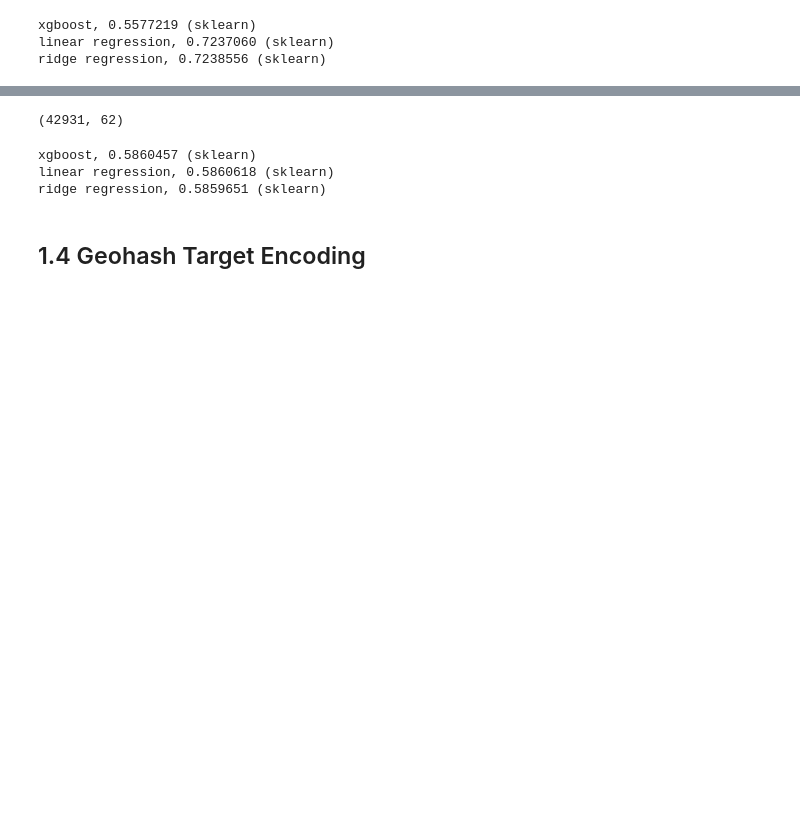
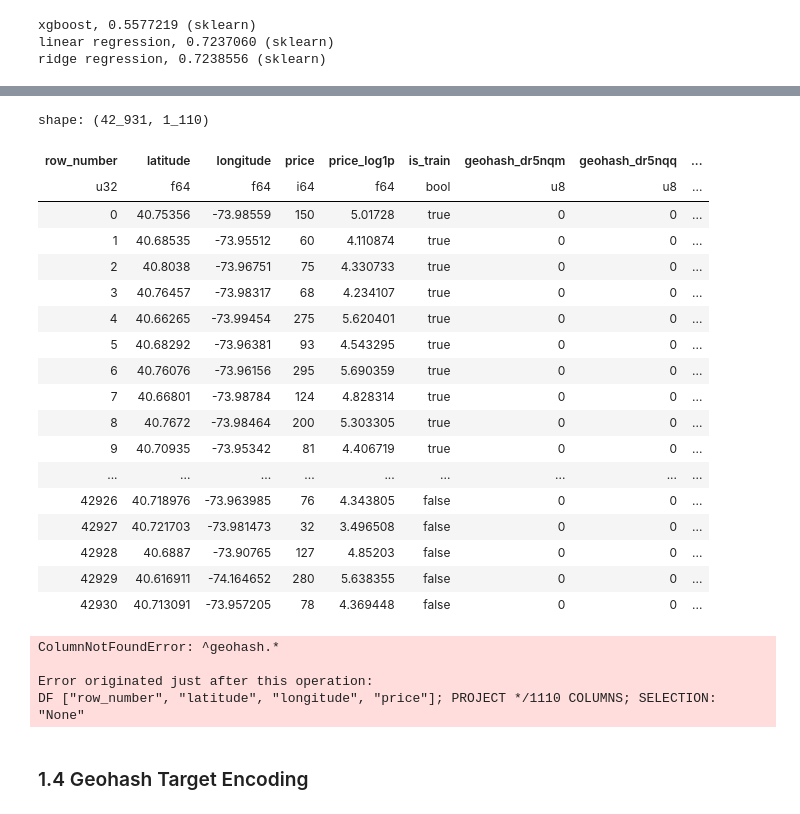
Before and after one commit to bfeif/personal-website, a Jupyter notebook: code/notebooks/feature-engineering-with-just-latitude-and-longitude.ipynb, the cells around one changed output, grey strips where cells are left out. Drawn from its saved outputs; the diff is of its cells as text; code cells hidden in the pictures; blank space fills up the shorter version.

```diff
--- a/code/notebooks/feature-engineering-with-just-latitude-and-longitude.ipynb
+++ b/code/notebooks/feature-engineering-with-just-latitude-and-longitude.ipynb
@@ -135,38 +246,57 @@ n_unique_geohashes = df[f"geohash_{geohash_precision}"].n_unique()
-# %%
-one_hot_encoder = OneHotEncoder(sparse=False, drop="first")
-one_hot_encoded_geohash_matrix = (
-    one_hot_encoder
-    .fit_transform(
-        df[f"geohash_{geohash_precision}"].to_numpy().reshape(-1, 1)
-    )
-)
-print(one_hot_encoded_geohash_matrix.shape)
-# %% [output]
-(42931, 62)
-# %%
-df = (
-    df
-    .with_columns(
-        pl.col(f"geohash_{geohash_precision}")
-        .cast(pl.Categorical)
-        .to_physical()
-        .alias(f"geohash_{geohash_precision}_label")
-    )
-)
+# %%
+def add_geohash_one_hot_encoded_category_columns_to_dataframe(
+    geo_df: pl.DataFrame,
+    geohash_precision=6
+) -> pl.DataFrame:
+    result = (
+        add_geohash_category_column_to_dataframe(
+            geo_df,
+            geohash_precision=geohash_precision
+        )
+        .to_dummies(columns="geohash")
+    )
+    return result
 # %%
-X_train = one_hot_encoded_geohash_matrix[df["is_train"].to_numpy().astype(bool), :]
-y_train = df.filter(pl.col("is_train")).select(MODEL_TARGET)
-X_test = one_hot_encoded_geohash_matrix[~df["is_train"].to_numpy().astype(bool), :]
-y_test = df.filter(~pl.col("is_train")).select(MODEL_TARGET).to_numpy()
+df_w_geohash_ohe = add_geohash_one_hot_encoded_category_columns_to_dataframe(df)
+display(df_w_geohash_ohe)
+
+MODEL_FEATURE_LIST = [
+    "^geohash.*"
+]
+
+X_train = df_w_geohash_ohe.filter(pl.col("is_train")).select(pl.col(MODEL_FEATURE_LIST))
+y_train = df_w_geohash_ohe.filter(pl.col("is_train")).select(MODEL_TARGET)
+X_test = df_w_geohash_ohe.filter(~pl.col("is_train")).select(pl.col(MODEL_FEATURE_LIST))
+y_test = df_w_geohash_ohe.filter(~pl.col("is_train")).select(MODEL_TARGET).to_numpy()
 
 for model_name, model_class in zip(
     ["xgboost", "linear regression", "ridge regression"],
     [XGBRegressor, LinearRegression, Ridge]
 ):
     model = model_class().fit(X_train, y_train)
     y_predicted = model.predict(X_test)
     print(f"{model_name}, {mean_squared_error(y_test, y_predicted):.7f} (sklearn)")
 # %% [output]
-xgboost, 0.5860457 (sklearn)
-linear regression, 0.5860618 (sklearn)
-ridge regression, 0.5859651 (sklearn)
+shape: (42_931, 1_110)
+| row_number | latitude | longitude | price | price_log1p | is_train | geohash_dr5nqm | geohash_dr5nqq | ... |
+| u32 | f64 | f64 | i64 | f64 | bool | u8 | u8 | ... |
+| 0 | 40.75356 | -73.98559 | 150 | 5.01728 | true | 0 | 0 | ... |
+| 1 | 40.68535 | -73.95512 | 60 | 4.110874 | true | 0 | 0 | ... |
+| 2 | 40.8038 | -73.96751 | 75 | 4.330733 | true | 0 | 0 | ... |
+| 3 | 40.76457 | -73.98317 | 68 | 4.234107 | true | 0 | 0 | ... |
+| 4 | 40.66265 | -73.99454 | 275 | 5.620401 | true | 0 | 0 | ... |
+| 5 | 40.68292 | -73.96381 | 93 | 4.543295 | true | 0 | 0 | ... |
+| 6 | 40.76076 | -73.96156 | 295 | 5.690359 | true | 0 | 0 | ... |
+| 7 | 40.66801 | -73.98784 | 124 | 4.828314 | true | 0 | 0 | ... |
+| 8 | 40.7672 | -73.98464 | 200 | 5.303305 | true | 0 | 0 | ... |
+| 9 | 40.70935 | -73.95342 | 81 | 4.406719 | true | 0 | 0 | ... |
+| ... | ... | ... | ... | ... | ... | ... | ... | ... |
+| 42926 | 40.718976 | -73.963985 | 76 | 4.343805 | false | 0 | 0 | ... |
+| 42927 | 40.721703 | -73.981473 | 32 | 3.496508 | false | 0 | 0 | ... |
+| 42928 | 40.6887 | -73.90765 | 127 | 4.85203 | false | 0 | 0 | ... |
+| 42929 | 40.616911 | -74.164652 | 280 | 5.638355 | false | 0 | 0 | ... |
+| 42930 | 40.713091 | -73.957205 | 78 | 4.369448 | false | 0 | 0 | ... |
+ColumnNotFoundError: ^geohash.*
+
+Error originated just after this operation:
+DF ["row_number", "latitude", "longitude", "price"]; PROJECT */1110 COLUMNS; SELECTION: "None"
@@ -189,5 +303,5 @@ ridge regression, 0.5859651 (sklearn)
 # %% [markdown]
-## 1.4 Geohash Target Encoding
+### 1.4 Geohash Target Encoding
 # %%
 df = (
     df
```
Also changed, not shown: parts of 36 cells of this notebook, 3 other files.
